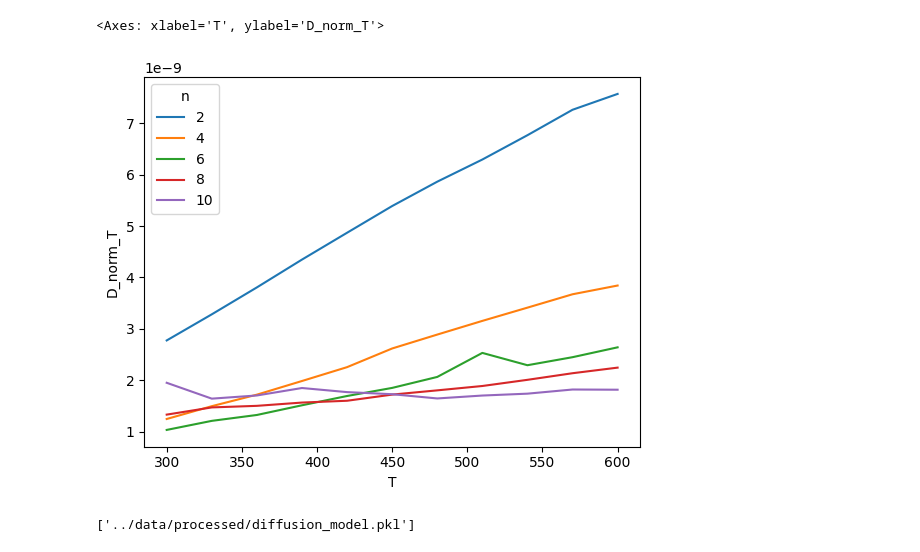
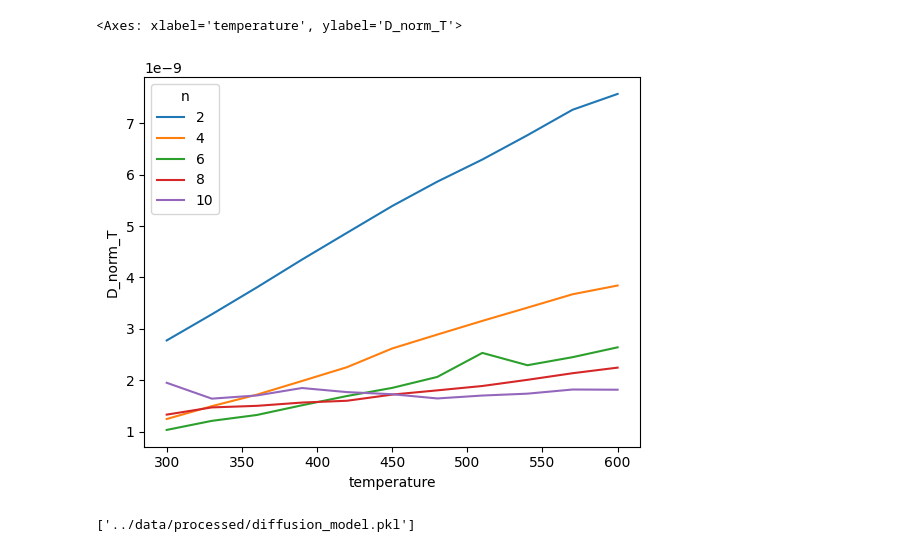
Before and after one commit to multiscale-modelling/kinetic_model, a Jupyter notebook: notebooks/diffusion_process_ml.ipynb, the cells around one changed output. Saved outputs shown, nothing was run; the diff lists cells and outputs as text; code cells hidden in the pictures.

```diff
--- a/notebooks/diffusion_process_ml.ipynb
+++ b/notebooks/diffusion_process_ml.ipynb
@@ -4,12 +4,12 @@ import seaborn as sns
 import matplotlib.pyplot as plt
 # %%
 data = pd.read_pickle('../data/diffusion/diffusion_tst_dataset.pkl')
-data = data.groupby(['T', 'n']).agg({'D_TST': 'mean'}).reset_index()
-data['D_norm_T'] = data['D_TST'] / data['T'] ** 0.5
-sns.lineplot(x='T', y='D_norm_T', hue='n', data=data, palette='tab10')
+data = data.groupby(['temperature', 'n']).agg({'D_TST': 'mean'}).reset_index()
+data['D_norm_T'] = data['D_TST'] / data['temperature'] ** 0.5
+sns.lineplot(x='temperature', y='D_norm_T', hue='n', data=data, palette='tab10')
 # %% [output]
-<Axes: xlabel='T', ylabel='D_norm_T'>
+<Axes: xlabel='temperature', ylabel='D_norm_T'>
-[figure, old version]
+[figure, new version]
 # %%
 import numpy as np
 import pandas as pd
```
Also changed, not shown: parts of 2 cells of this notebook, 5 other files.
